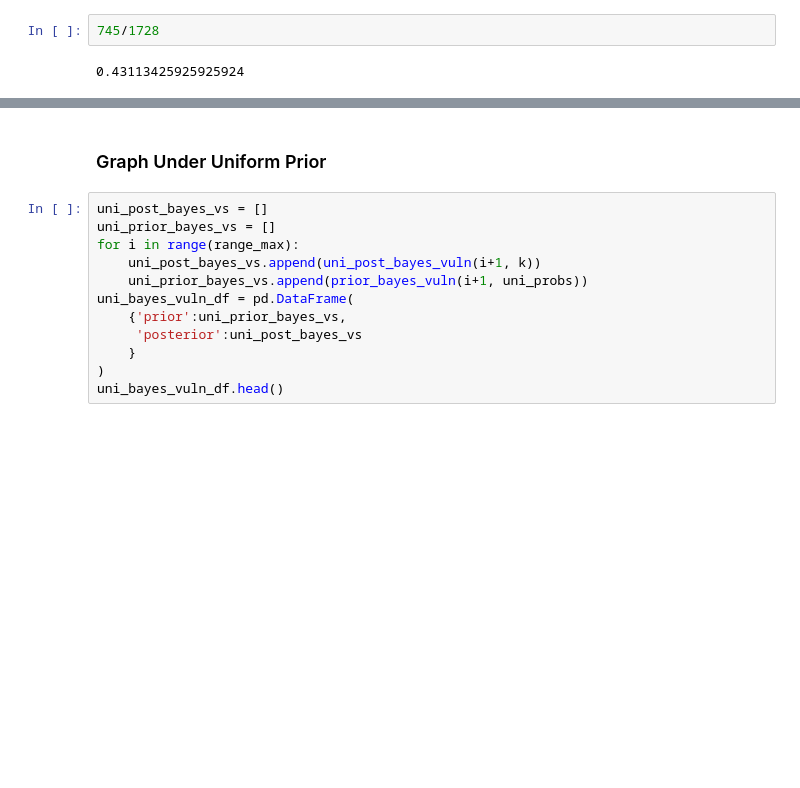
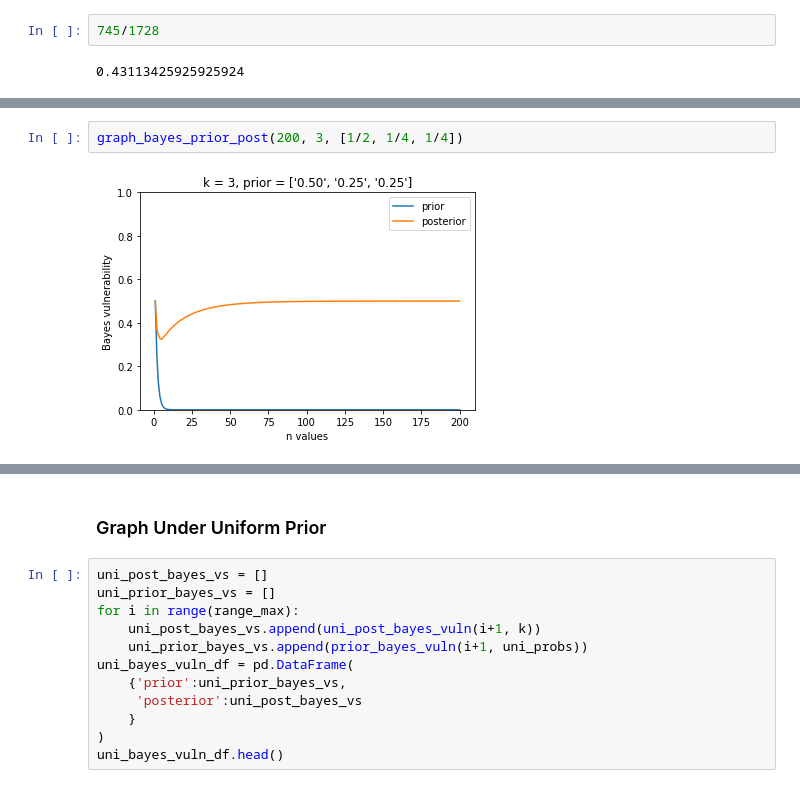
Before and after one commit to majk12/pbv, a Jupyter notebook: post_bayes_vuln_k3.ipynb, the cells around one changed output, grey strips where cells are left out. Cells and saved outputs as stored; diff of their text form; blank space fills up the shorter version.

```diff
--- a/post_bayes_vuln_k3.ipynb
+++ b/post_bayes_vuln_k3.ipynb
@@ -162,0 +200,4 @@ nonuni_post_bayes_vuln(n, k, probs)
+# %%
+graph_bayes_prior_post(200, 3, [1/2, 1/4, 1/4])
+# %% [output]
+[figure, added]
```
Also changed, not shown: parts of 21 cells of this notebook.
